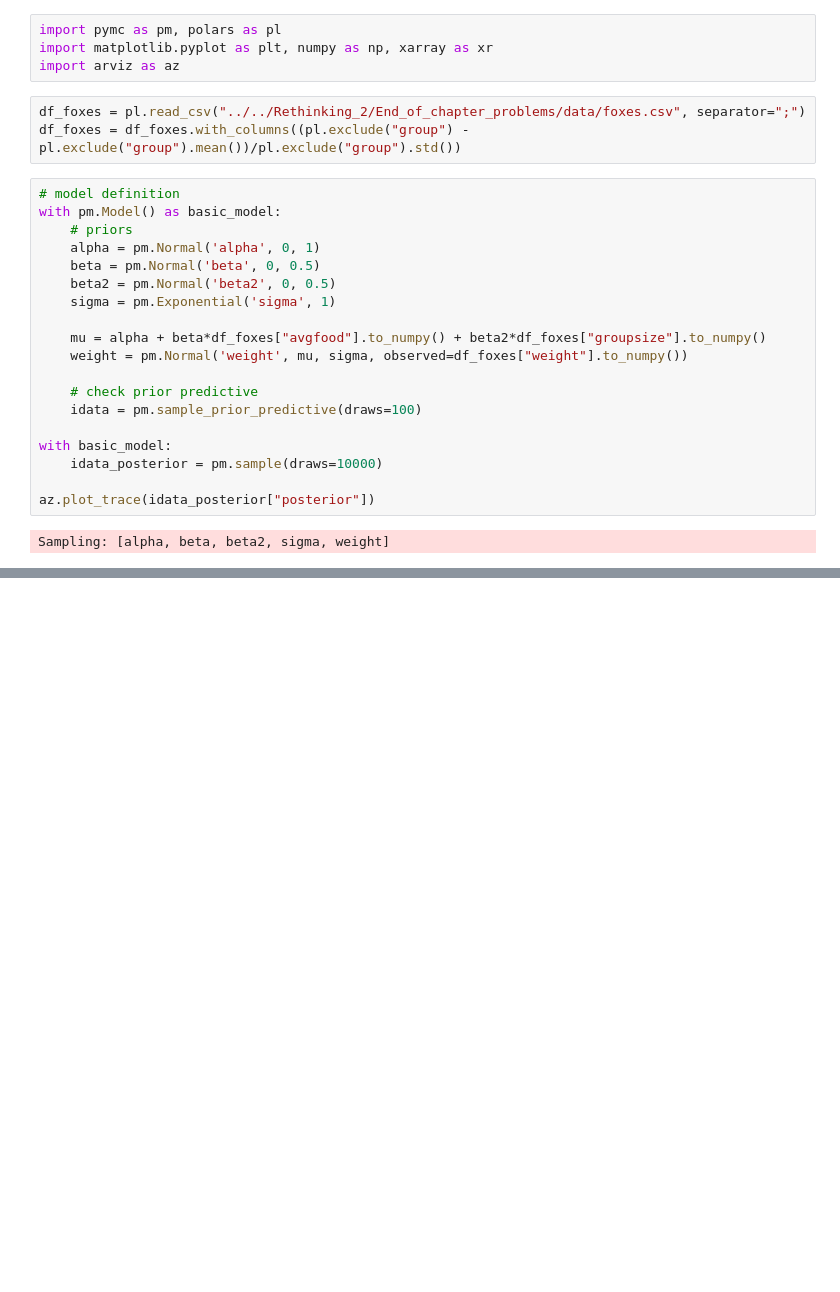
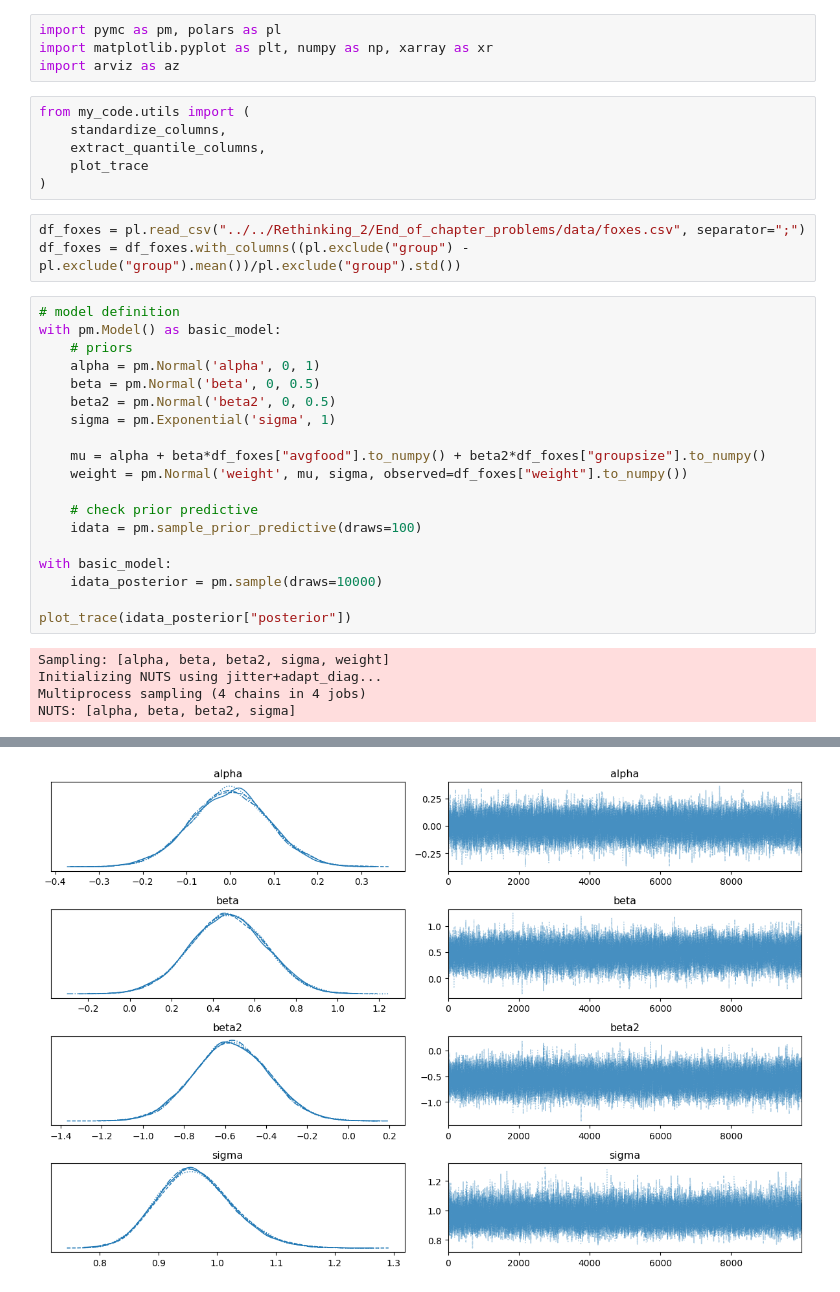
Before and after one commit to voutrata/statistical_rethinking_fork, a Jupyter notebook: my_code/chapter_5/5H3.ipynb, the cells around one changed output, grey strips where cells are left out. Drawn from its saved outputs; the diff is of its cells as text; blank space fills up the shorter version.

```diff
--- a/my_code/chapter_5/5H3.ipynb
+++ b/my_code/chapter_5/5H3.ipynb
@@ -2,6 +2,12 @@
 import pymc as pm, polars as pl
 import matplotlib.pyplot as plt, numpy as np, xarray as xr
 import arviz as az
+# %%
+from my_code.utils import (
+    standardize_columns,
+    extract_quantile_columns,
+    plot_trace
+)
 # %%
 df_foxes = pl.read_csv("../../Rethinking_2/End_of_chapter_problems/data/foxes.csv", separator=";")
 df_foxes = df_foxes.with_columns((pl.exclude("group") - pl.exclude("group").mean())/pl.exclude("group").std())
@@ -23,6 +29,9 @@ with pm.Model() as basic_model:
 with basic_model:
     idata_posterior = pm.sample(draws=10000)
 
-az.plot_trace(idata_posterior["posterior"])
+plot_trace(idata_posterior["posterior"])
 # %% [output]
 Sampling: [alpha, beta, beta2, sigma, weight]
+Initializing NUTS using jitter+adapt_diag...
+Multiprocess sampling (4 chains in 4 jobs)
+NUTS: [alpha, beta, beta2, sigma]
@@ -29,3 +41,4 @@ Sampling: [alpha, beta, beta2, sigma, weight]
+[figure, added]
 # %%
 # model definition
 with pm.Model() as basic_model2:
```
Also changed, not shown: parts of 2 cells of this notebook, 3 other files.
